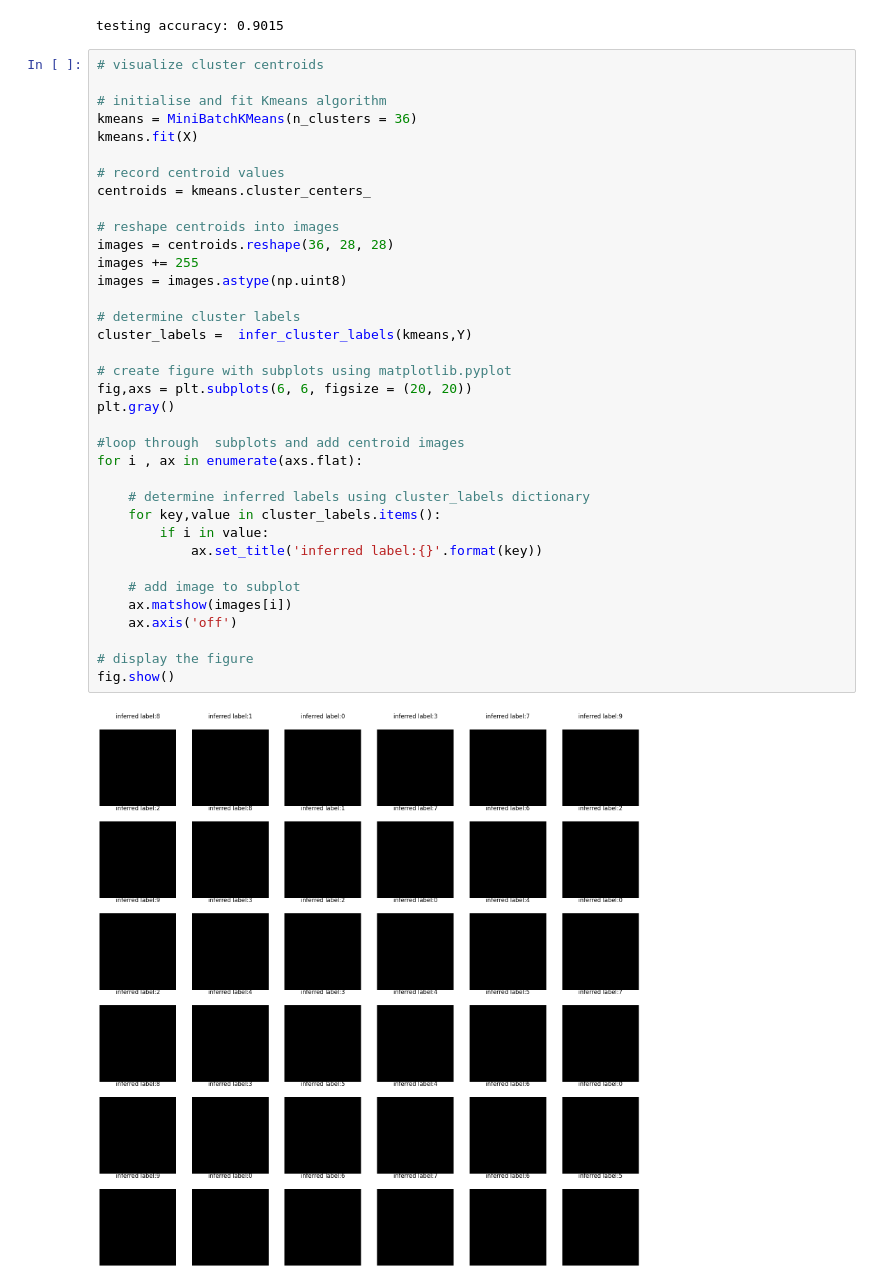
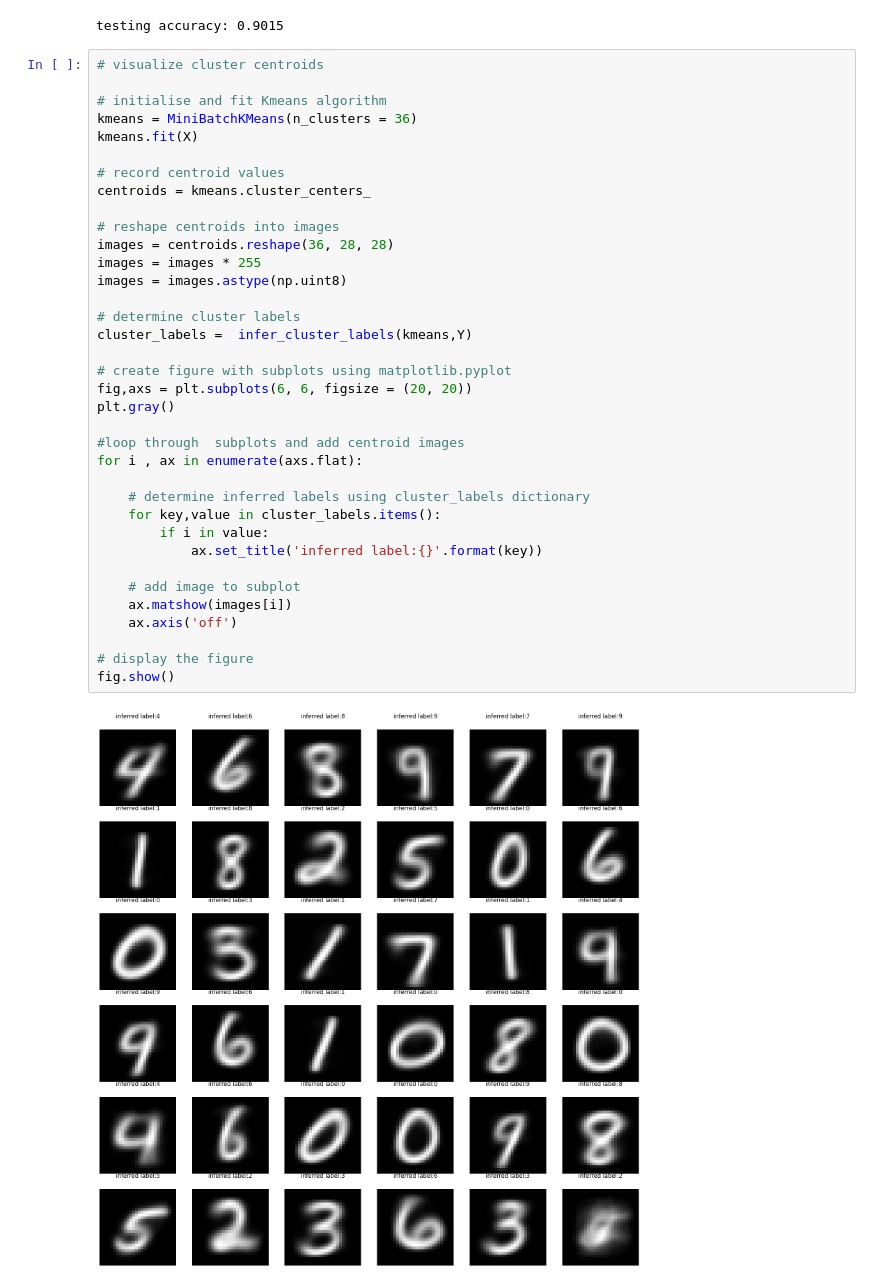
Before and after one commit to Meowmixforme/Kaggle_Machine_Learning_Projects, a Jupyter notebook: Project 8 KMeans Image Analysis/KMeans Image Analysis.ipynb, the cells around one changed output. Drawn from its saved outputs; the diff is of its cells as text.

```diff
--- a/Project 8 KMeans Image Analysis/KMeans Image Analysis.ipynb
+++ b/Project 8 KMeans Image Analysis/KMeans Image Analysis.ipynb
@@ -200,32 +200,32 @@ kmeans.fit(X)
 
 # record centroid values
 centroids = kmeans.cluster_centers_
 
 # reshape centroids into images
 images = centroids.reshape(36, 28, 28)
-images += 255
+images = images * 255
 images = images.astype(np.uint8)
 
 # determine cluster labels
 cluster_labels =  infer_cluster_labels(kmeans,Y)
 
 # create figure with subplots using matplotlib.pyplot
 fig,axs = plt.subplots(6, 6, figsize = (20, 20))
 plt.gray()
 
 #loop through  subplots and add centroid images
 for i , ax in enumerate(axs.flat):
 
     # determine inferred labels using cluster_labels dictionary
     for key,value in cluster_labels.items():
         if i in value:
             ax.set_title('inferred label:{}'.format(key))
 
     # add image to subplot
     ax.matshow(images[i])
     ax.axis('off')
 
 # display the figure
 fig.show()
 # %% [output]
-[figure, old version]
+[figure, new version]
```
